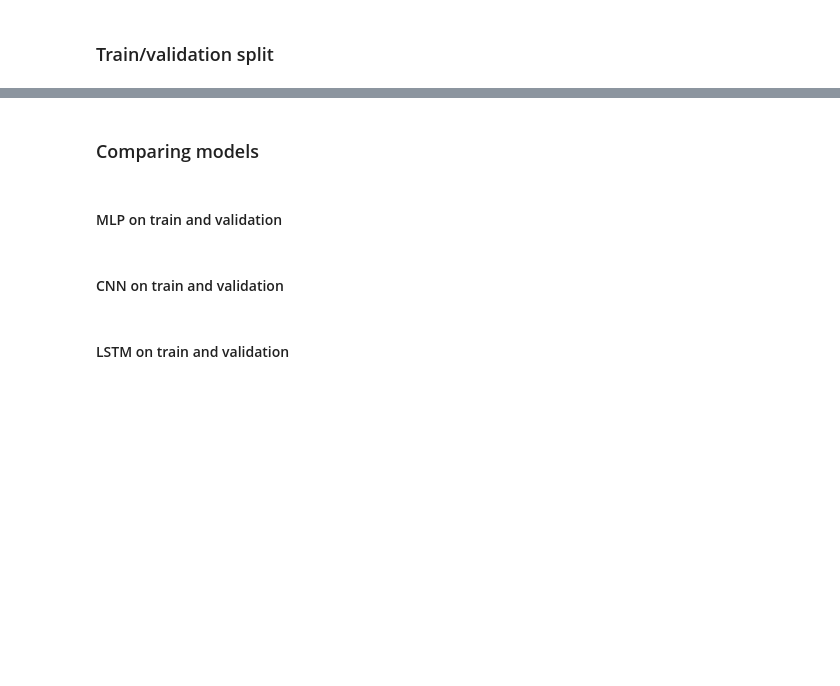
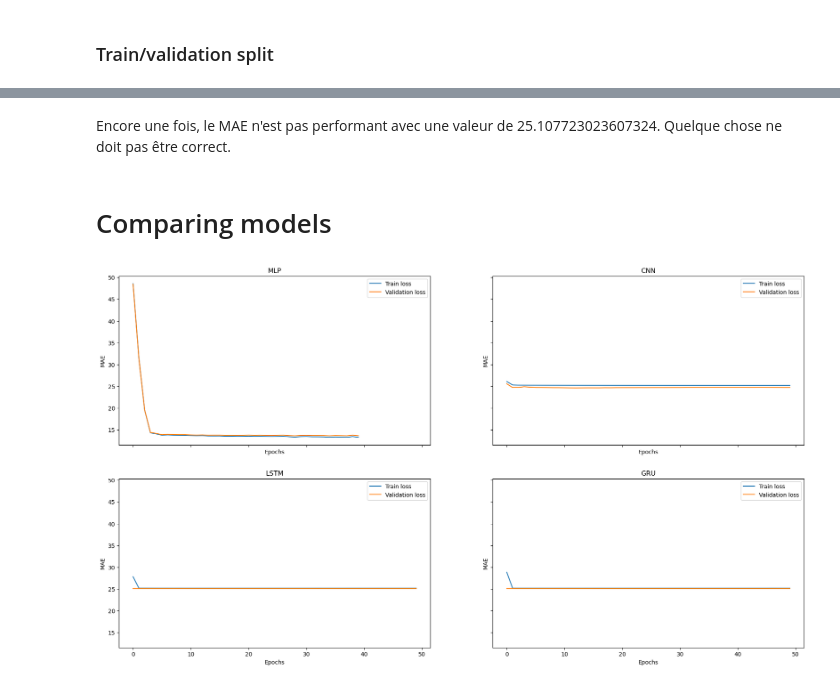
Before and after one commit to Aaramis/Deep_IODAA, a Jupyter notebook: Demand_Forecasting/deep-learning-for-time-series-forecasting.ipynb, the cells around one changed output, grey strips where cells are left out. Cells and saved outputs as stored; diff of their text form; code cells hidden in the pictures; blank space fills up the shorter version.

```diff
--- a/Demand_Forecasting/deep-learning-for-time-series-forecasting.ipynb
+++ b/Demand_Forecasting/deep-learning-for-time-series-forecasting.ipynb
@@ -259,38 +684,45 @@ cnn_lstm_history = model_cnn_lstm.fit(X_train_series_sub, Y_train, validation_da
+# %% [markdown]
+Encore une fois, le MAE n'est pas performant avec une valeur de 25.107723023607324. Quelque chose ne doit pas être correct.
 # %% [markdown]
-### Comparing models
+# Comparing models
 # %%
-fig, axes = plt.subplots(2, 2, sharex=True, sharey=True,figsize=(22,12))
+fig, axes = plt.subplots(2, 2, sharex=True, sharey=True, figsize=(22, 12))
 ax1, ax2 = axes[0]
 ax3, ax4 = axes[1]
 
-ax1.plot(mlp_history.history['loss'], label='Train loss')
-ax1.plot(mlp_history.history['val_loss'], label='Validation loss')
+# MLP
+ax1.plot(lst_train_loss_mlp, label='Train loss')
+ax1.plot(lst_valid_loss_mlp, label='Validation loss')
 ax1.legend(loc='best')
 ax1.set_title('MLP')
 ax1.set_xlabel('Epochs')
-ax1.set_ylabel('MSE')
+ax1.set_ylabel('MAE')
 
-ax2.plot(cnn_history.history['loss'], label='Train loss')
-ax2.plot(cnn_history.history['val_loss'], label='Validation loss')
+# CNN
+ax2.plot(lst_train_loss_cnn, label='Train loss')
+ax2.plot(lst_valid_loss_cnn, label='Validation loss')
 ax2.legend(loc='best')
 ax2.set_title('CNN')
 ax2.set_xlabel('Epochs')
-ax2.set_ylabel('MSE')
+ax2.set_ylabel('MAE')
 
-ax3.plot(lstm_history.history['loss'], label='Train loss')
-ax3.plot(lstm_history.history['val_loss'], label='Validation loss')
+# LSTM
+ax3.plot(lst_train_loss_lstm, label='Train loss')
+ax3.plot(lst_valid_loss_lstm, label='Validation loss')
 ax3.legend(loc='best')
 ax3.set_title('LSTM')
 ax3.set_xlabel('Epochs')
-ax3.set_ylabel('MSE')
+ax3.set_ylabel('MAE')
 
-ax4.plot(cnn_lstm_history.history['loss'], label='Train loss')
-ax4.plot(cnn_lstm_history.history['val_loss'], label='Validation loss')
+# GRU
+ax4.plot(lst_train_loss_gru, label='Train loss')
+ax4.plot(lst_valid_loss_gru, label='Validation loss')
 ax4.legend(loc='best')
-ax4.set_title('CNN-LSTM')
+ax4.set_title('GRU')
 ax4.set_xlabel('Epochs')
-ax4.set_ylabel('MSE')
+ax4.set_ylabel('MAE')
+
 
 plt.show()
+# %% [output]
+[figure, added]
-# %% [markdown]
-#### MLP on train and validation
@@ -302,2 +728,0 @@ print('Validation rmse:', np.sqrt(mean_squared_error(Y_valid, mlp_valid_pred)))
-# %% [markdown]
-#### CNN on train and validation
@@ -309,2 +728,0 @@ print('Validation rmse:', np.sqrt(mean_squared_error(Y_valid, cnn_valid_pred)))
-# %% [markdown]
-#### LSTM on train and validation
```
Also changed, not shown: parts of 82 cells of this notebook, 12 other files.
